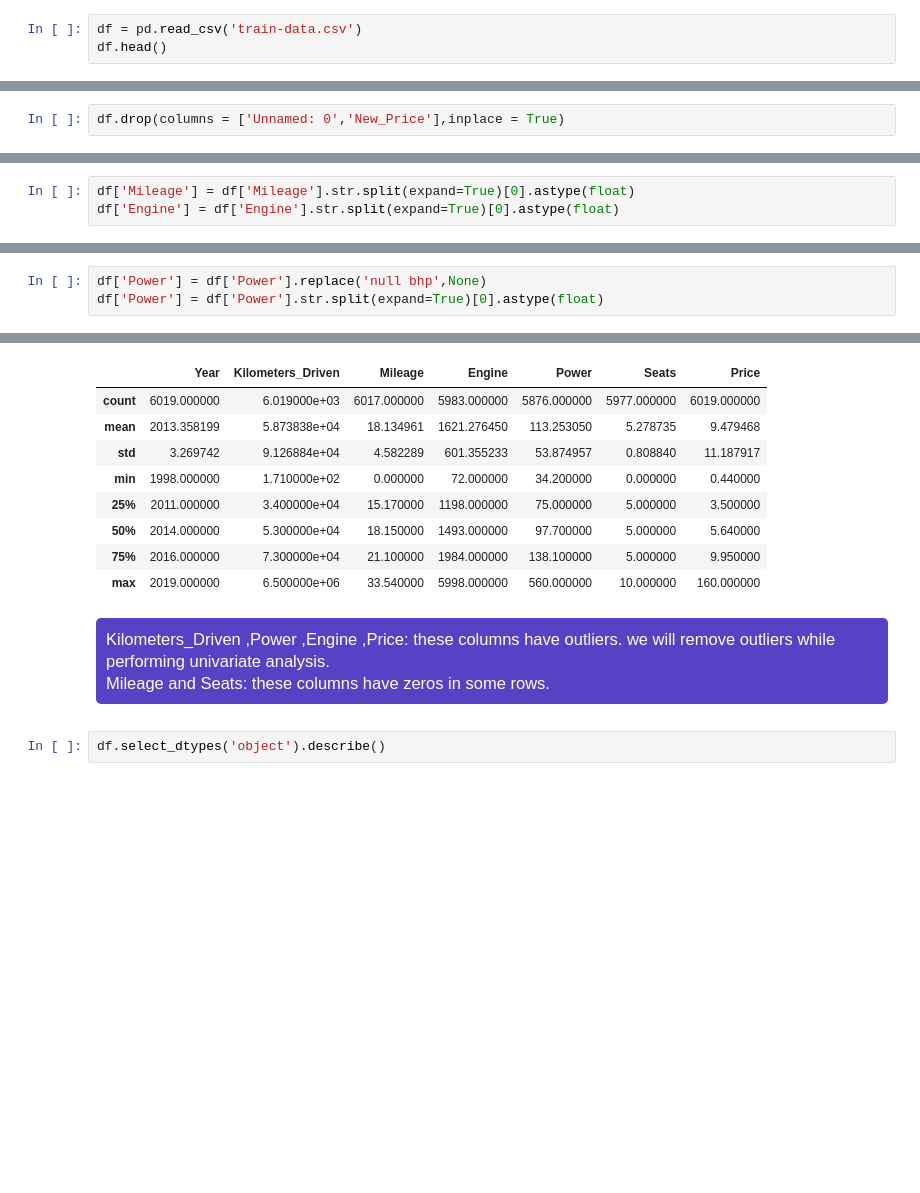
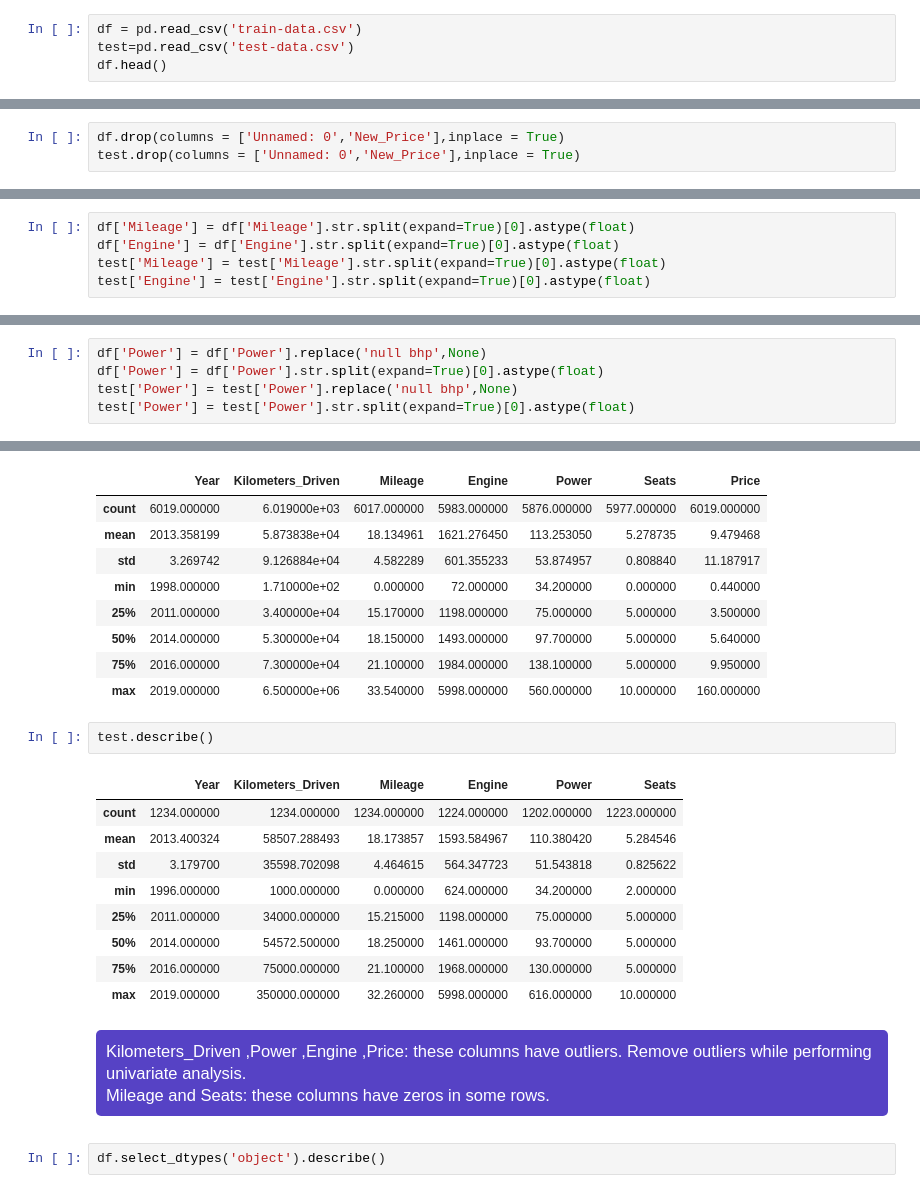
Before and after one commit to Shubhamskg/Car-Price-Prediction, a Jupyter notebook: car-price-prediction-accuracy-94-31.ipynb, the cells around one changed output, grey strips where cells are left out. Saved outputs shown, nothing was run; the diff lists cells and outputs as text; blank space fills up the shorter version.

```diff
--- a/car-price-prediction-accuracy-94-31.ipynb
+++ b/car-price-prediction-accuracy-94-31.ipynb
@@ -29,6 +13,7 @@ for dirname, _, filenames in os.walk('/kaggle/input'):
 # Data Overview
 # %%
 df = pd.read_csv('train-data.csv')
+test=pd.read_csv('test-data.csv')
 df.head()
 # %% [output]
 |  | Unnamed: 0 | Name | Location | Year | Kilometers_Driven | Fuel_Type | Transmission | Owner_Type | ... |
@@ -94,6 +79,7 @@ Price                 0.00
 dtype: float64
 # %%
 df.drop(columns = ['Unnamed: 0','New_Price'],inplace = True)
+test.drop(columns = ['Unnamed: 0','New_Price'],inplace = True)
 # %% [markdown]
 <div style="color:white;
            display:fill;
@@ -129,5 +115,7 @@ df.duplicated().sum()
 # %%
 df['Mileage'] = df['Mileage'].str.split(expand=True)[0].astype(float)
 df['Engine'] = df['Engine'].str.split(expand=True)[0].astype(float)
+test['Mileage'] = test['Mileage'].str.split(expand=True)[0].astype(float)
+test['Engine'] = test['Engine'].str.split(expand=True)[0].astype(float)
 # %%
 (df['Power'] == 'null bhp').sum()
@@ -136,6 +125,8 @@ df['Engine'] = df['Engine'].str.split(expand=True)[0].astype(float)
 # %%
 df['Power'] = df['Power'].replace('null bhp',None)
 df['Power'] = df['Power'].str.split(expand=True)[0].astype(float)
+test['Power'] = test['Power'].replace('null bhp',None)
+test['Power'] = test['Power'].str.split(expand=True)[0].astype(float)
 # %%
 df.sample()
 # %% [output]
@@ -168,6 +164,18 @@ df.describe()
 | 50% | 2014.000000 | 5.300000e+04 | 18.150000 | 1493.000000 | 97.700000 | 5.000000 | 5.640000 |
 | 75% | 2016.000000 | 7.300000e+04 | 21.100000 | 1984.000000 | 138.100000 | 5.000000 | 9.950000 |
 | max | 2019.000000 | 6.500000e+06 | 33.540000 | 5998.000000 | 560.000000 | 10.000000 | 160.000000 |
+# %%
+test.describe()
+# %% [output]
+|  | Year | Kilometers_Driven | Mileage | Engine | Power | Seats |
+| count | 1234.000000 | 1234.000000 | 1234.000000 | 1224.000000 | 1202.000000 | 1223.000000 |
+| mean | 2013.400324 | 58507.288493 | 18.173857 | 1593.584967 | 110.380420 | 5.284546 |
+| std | 3.179700 | 35598.702098 | 4.464615 | 564.347723 | 51.543818 | 0.825622 |
+| min | 1996.000000 | 1000.000000 | 0.000000 | 624.000000 | 34.200000 | 2.000000 |
+| 25% | 2011.000000 | 34000.000000 | 15.215000 | 1198.000000 | 75.000000 | 5.000000 |
+| 50% | 2014.000000 | 54572.500000 | 18.250000 | 1461.000000 | 93.700000 | 5.000000 |
+| 75% | 2016.000000 | 75000.000000 | 21.100000 | 1968.000000 | 130.000000 | 5.000000 |
+| max | 2019.000000 | 350000.000000 | 32.260000 | 5998.000000 | 616.000000 | 10.000000 |
 # %% [markdown]
 <div style="color:white;
            display:fill;
@@ -179,7 +187,7 @@ df.describe()
 
 <p style="padding: 10px;
               color:white;">
-    Kilometers_Driven ,Power ,Engine ,Price: these columns have outliers. we will remove outliers while performing univariate analysis.
+    Kilometers_Driven ,Power ,Engine ,Price: these columns have outliers. Remove outliers while performing univariate analysis.
     <br>
     Mileage and Seats: these columns have zeros in some rows.
 
```
Also changed, not shown: parts of 23 cells of this notebook, 3 other files.
